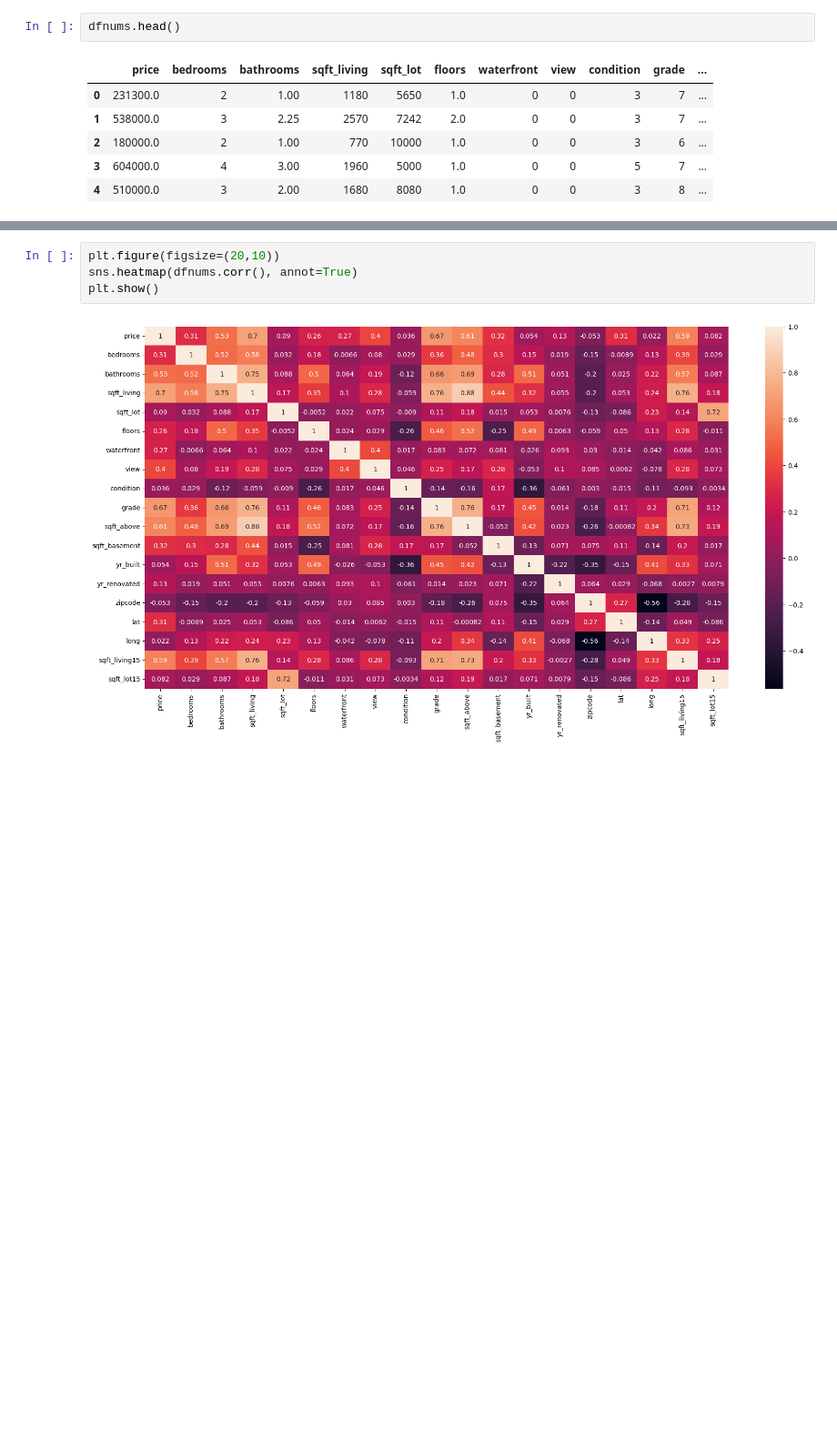
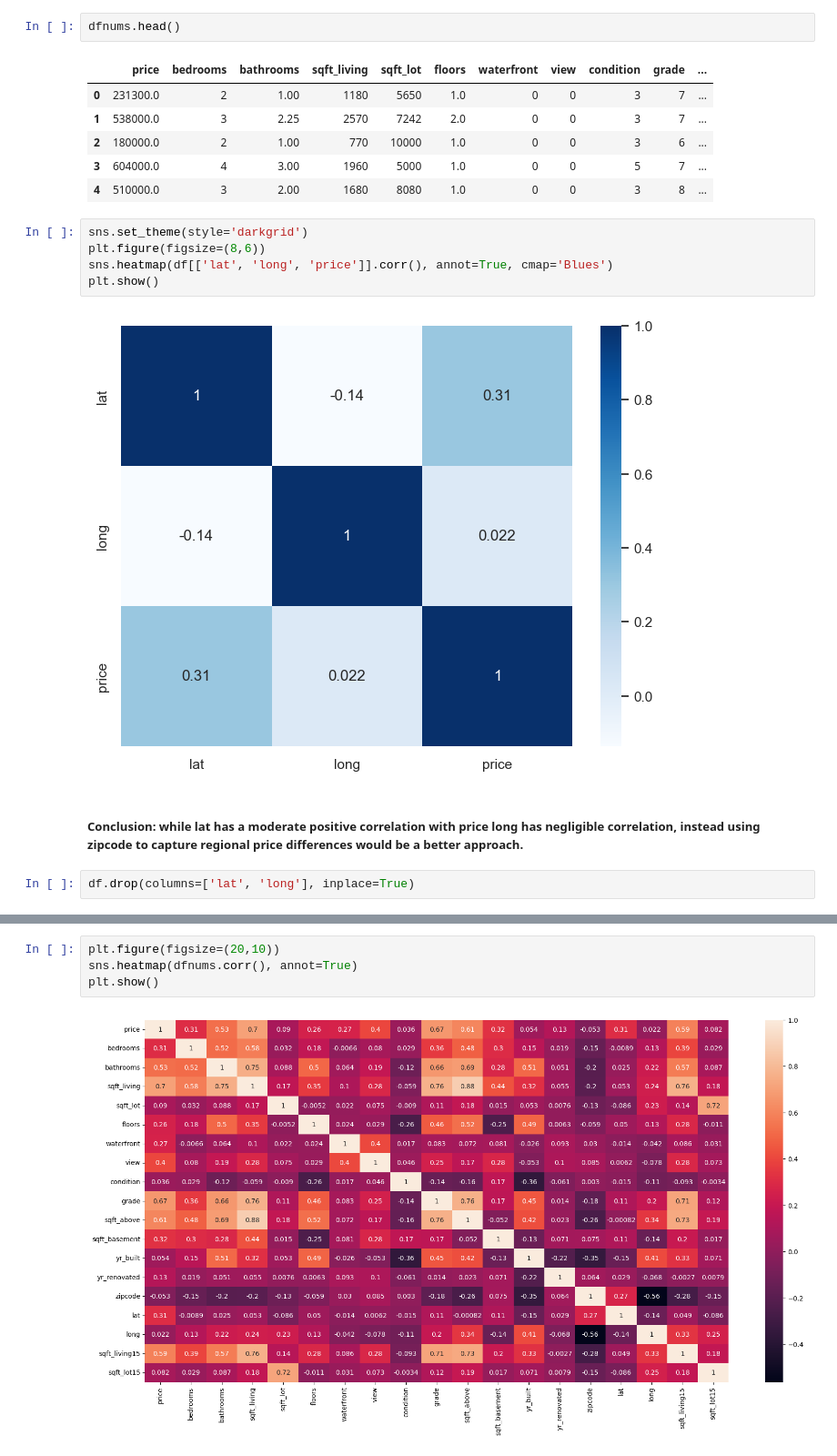
Before and after one commit to atharvadhumal03/HousingPrice-Prediction-MultipleRegression-Analysis, a Jupyter notebook: HousingPricePrediction_MLR.ipynb, the cells around one changed output, grey strips where cells are left out. Shown at 91% size. Saved outputs shown, nothing was run; the diff lists cells and outputs as text; blank space fills up the shorter version.

Commit message:
continued EDA, gained valuable insights, dropped more redudundant columns.

```diff
--- a/HousingPricePrediction_MLR.ipynb
+++ b/HousingPricePrediction_MLR.ipynb
@@ -256,3 +248,14 @@ dfnums.head()
 | 2 | 180000.0 | 2 | 1.00 | 770 | 10000 | 1.0 | 0 | 0 | 3 | 6 | ... |
 | 3 | 604000.0 | 4 | 3.00 | 1960 | 5000 | 1.0 | 0 | 0 | 5 | 7 | ... |
 | 4 | 510000.0 | 3 | 2.00 | 1680 | 8080 | 1.0 | 0 | 0 | 3 | 8 | ... |
+# %%
+sns.set_theme(style='darkgrid')
+plt.figure(figsize=(8,6))
+sns.heatmap(df[['lat', 'long', 'price']].corr(), annot=True, cmap='Blues')
+plt.show()
+# %% [output]
+[figure, added]
+# %% [markdown]
+##### Conclusion: while lat has a moderate positive correlation with price long has negligible correlation, instead using zipcode to capture regional price differences would be a better approach.
+# %%
+df.drop(columns=['lat', 'long'], inplace=True)
```
Also changed, not shown: parts of 15 cells of this notebook.
